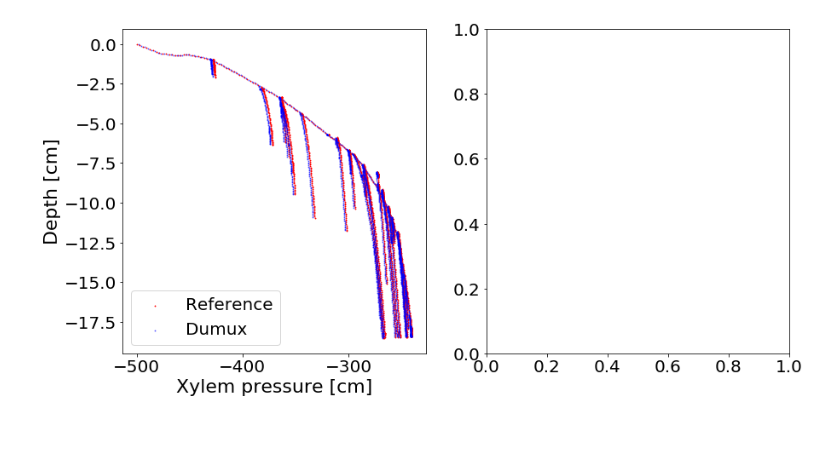
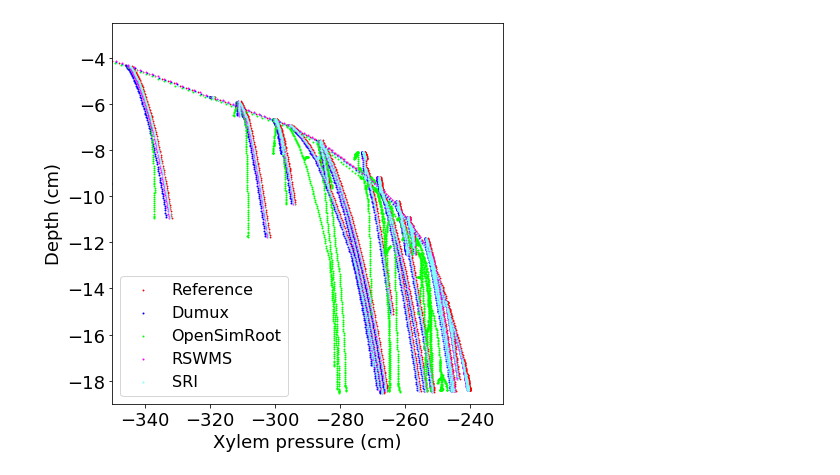
Before and after one commit to RSA-benchmarks/collaborative-comparison, a Jupyter notebook: M3 Water flow in roots/M3.2 Root system/M3.2 Automated comparison.ipynb, the cells around one changed output. Saved outputs shown, nothing was run; the diff lists cells and outputs as text; code cells hidden in the pictures; blank space fills up the shorter version.

```diff
--- a/M3 Water flow in roots/M3.2 Root system/M3.2 Automated comparison.ipynb
+++ b/M3 Water flow in roots/M3.2 Root system/M3.2 Automated comparison.ipynb
@@ -25,44 +96,48 @@ from van_genuchten import *
 # %%
-fig, ax = plt.subplots(1, 2, figsize=(14,7))
+def plot_results(path, xmin, xmax, ymin, ymax):
 
-# M32a
-l = ["Reference"]
-data = np.loadtxt("M3.2a Numerical results/"+l[0],delimiter=',') # analytical solution
-z_a = data[0,:]
-psi_a = data[1,:]
-ax[0].scatter(psi_a, z_a, marker ='*', color = 'red', s=1)
-# ax[0].hist(psi_a, bins = 20)
+    fig, ax = plt.subplots(1, 1, figsize=(7,7))
+    ax = [ax]
+    l = ["Reference"]
 
-cc = 1
-nrsmea, namea = [] ,[]
-for dirname, dirnames, filenames in os.walk('M3.2a Numerical results/.'):
-    filenames.sort()
-    for i,f in enumerate(filenames):
-        try:
-            print(f)
-            if f!="Reference":
-                print("yeah")
-                l.append(f)
-                data = np.loadtxt("M3.2a Numerical results/"+f,delimiter=',')
-                print(str(i+1)+". "+f+":")
-                print("from ", min(data[1,:]), "to", max(data[1,:]), " cm pressure head\n")
-                ax[0].scatter(data[1,:], data[0,:], color = col[cc,:], alpha = 0.5, s=1)
-                # ax[0].hist(data[1,:], bins = 20, alpha = 0.5)
-                z_n = data[0,:]
-                psi_n = data[1,:]
-                interp = interp1d(z_n, psi_n,  kind='linear', fill_value='extrapolate', bounds_error = False)
-                psi_n = interp(z_a)
-                nrsmea.append(nRMSE(psi_a,psi_n))
-                namea.append(f)
-                cc += 1
-                break
-        except Exception as ex:
-            print("Something went wrong with file "+f)
-            raise
-ax[0].set_xlabel("Xylem pressure [cm]")
-ax[0].set_ylabel("Depth [cm]")
-ax[0].legend(l)
+    data = np.loadtxt(path+l[0],delimiter=',') # analytical solution
+    print(data.shape)
+    z_a = data[0,:]
+    psi_a = data[1,:]
+    ax[0].scatter(psi_a, z_a, marker ='*', color = 'red', s=1)
 
-plt.savefig('m32_results.png', dpi=300, bbox_inches = "tight")
-plt.show()
+    cc = 1
+    nrsmea, namea = [] ,[]
+    for dirname, dirnames, filenames in os.walk(path+'.'):
+        filenames.sort()
+        for i,f in enumerate(filenames):
+            try:
+                if f!="Reference":
+                    l.append(f)
+                    data = np.loadtxt(path+f,delimiter=',')
+                    print(data.shape)
+                    print(str(i+1)+". "+f+":from ", min(data[1,:]), "to", max(data[1,data[1,:]<-1]), " cm pressure head\n")
+                    ax[0].scatter(data[1,data[1,:]<-1], data[0,data[1,:]<-1], color = col[cc,:], alpha = 1, s=1)
+                    z_n = data[0,:]
+                    psi_n = data[1,:]
+                    interp = interp1d(z_n, psi_n,  kind='linear', fill_value='extrapolate', bounds_error = False)
+                    psi_n = interp(z_a)
+                    nrsmea.append(nRMSE(psi_a,psi_n))
+                    namea.append(f)
+                    cc += 1
+            except Exception as ex:
+                print("Something went wrong with file "+f)
+                raise
+    ax[0].set_xlabel("Xylem pressure (cm)")
+    ax[0].set_xlim(xmin, xmax)
+    ax[0].set_ylabel("Depth (cm)")
+    ax[0].set_ylim(ymin, ymax)
+    ax[0].legend(l, loc = 3)
+
+    plt.savefig(path.lower()[:-1]+".png", dpi=300, bbox_inches = "tight")
+    print(path.lower()[:-1]+".png")
+    plt.show()
+
+plot_results('M3.2a Numerical results/', -350, -230, -19, - 2.5)
+plot_results('M3.2b Numerical results/', -300, -190, -19, 0)
 # %% [output]
@@ -73 +158 @@ from  -498.4342348369011 to -240.76349069826708  cm pressure head
-[figure, old version]
+[figure, new version]
```
Also changed, not shown: parts of 10 cells of this notebook, 20 other files.
